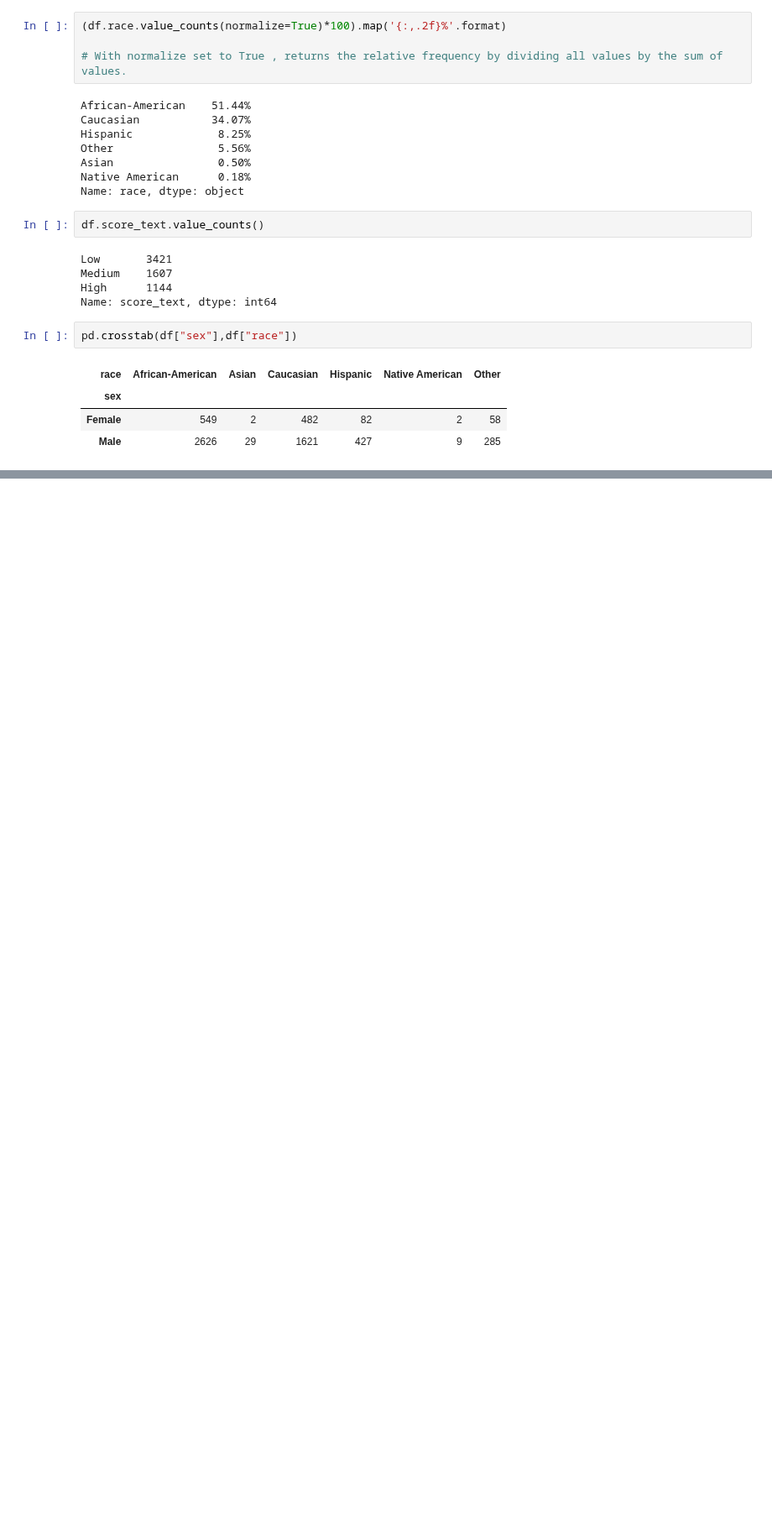
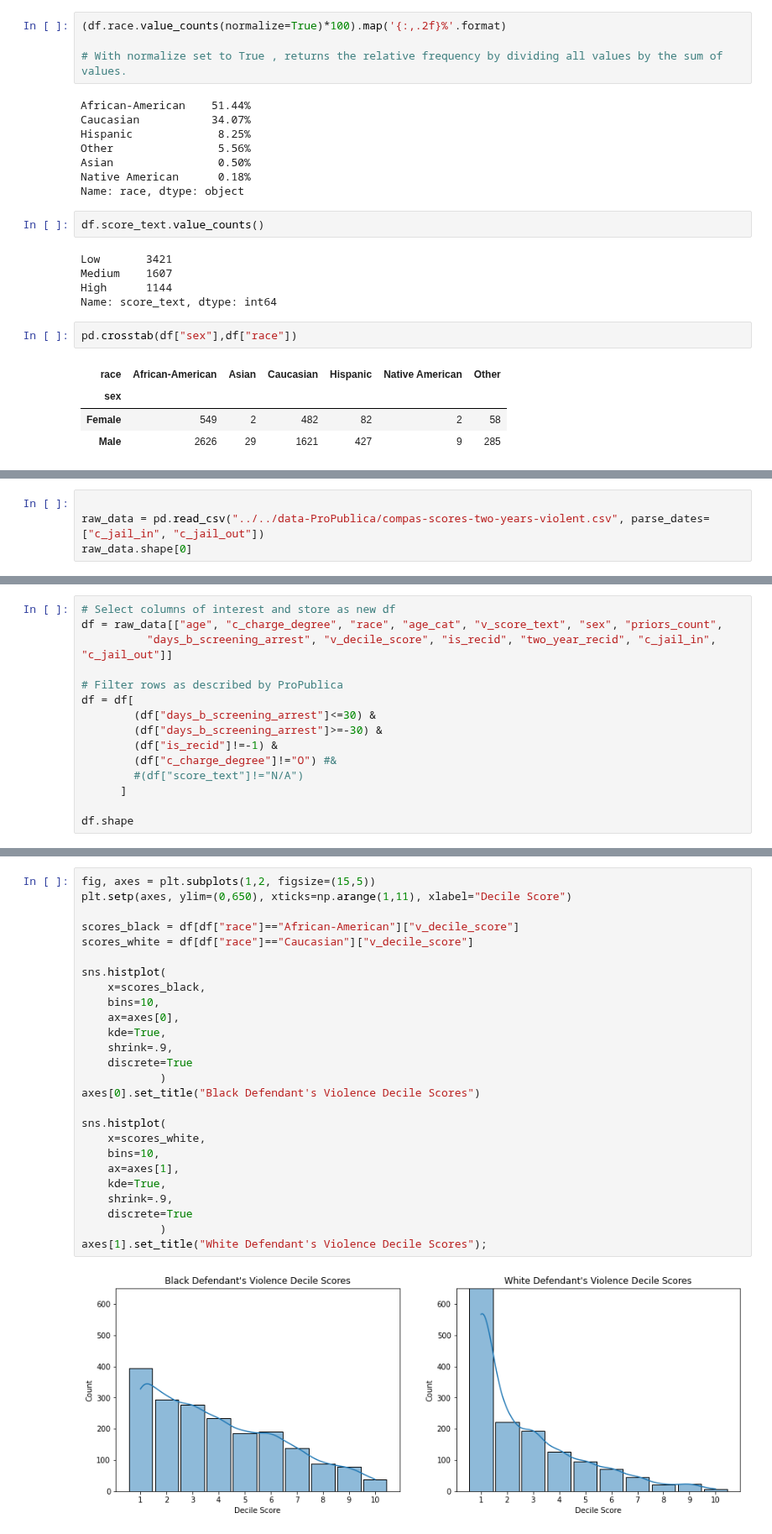
Before and after one commit to Heity94/Compas-recidivism-analysis, a Jupyter notebook: notebooks/Lilit/Lilit.ipynb, the cells around one changed output, grey strips where cells are left out. Shown at 84% size. Saved outputs shown, nothing was run; the diff lists cells and outputs as text; blank space fills up the shorter version.

```diff
--- a/notebooks/Lilit/Lilit.ipynb
+++ b/notebooks/Lilit/Lilit.ipynb
@@ -161,0 +232,4 @@ pd.crosstab(df["decile_score"],df["race"])
+# %%
+
+raw_data = pd.read_csv("../../data-ProPublica/compas-scores-two-years-violent.csv", parse_dates=["c_jail_in", "c_jail_out"])
+raw_data.shape[0]
@@ -161,0 +238,15 @@ pd.crosstab(df["decile_score"],df["race"])
+# %%
+# Select columns of interest and store as new df
+df = raw_data[["age", "c_charge_degree", "race", "age_cat", "v_score_text", "sex", "priors_count",
+          "days_b_screening_arrest", "v_decile_score", "is_recid", "two_year_recid", "c_jail_in", "c_jail_out"]]
+
+# Filter rows as described by ProPublica
+df = df[
+        (df["days_b_screening_arrest"]<=30) &
+        (df["days_b_screening_arrest"]>=-30) &
+        (df["is_recid"]!=-1) &
+        (df["c_charge_degree"]!="O") #&
+        #(df["score_text"]!="N/A")
+      ]
+
+df.shape
@@ -161,0 +285,28 @@ pd.crosstab(df["decile_score"],df["race"])
+# %%
+fig, axes = plt.subplots(1,2, figsize=(15,5))
+plt.setp(axes, ylim=(0,650), xticks=np.arange(1,11), xlabel="Decile Score")
+
+scores_black = df[df["race"]=="African-American"]["v_decile_score"]
+scores_white = df[df["race"]=="Caucasian"]["v_decile_score"]
+
+sns.histplot(
+    x=scores_black,
+    bins=10,
+    ax=axes[0],
+    kde=True,
+    shrink=.9,
+    discrete=True
+            )
+axes[0].set_title("Black Defendant's Violence Decile Scores")
+
+sns.histplot(
+    x=scores_white,
+    bins=10,
+    ax=axes[1],
+    kde=True,
+    shrink=.9,
+    discrete=True
+            )
+axes[1].set_title("White Defendant's Violence Decile Scores");
+# %% [output]
+[figure, added]
```
Also changed, not shown: parts of 31 cells of this notebook.
